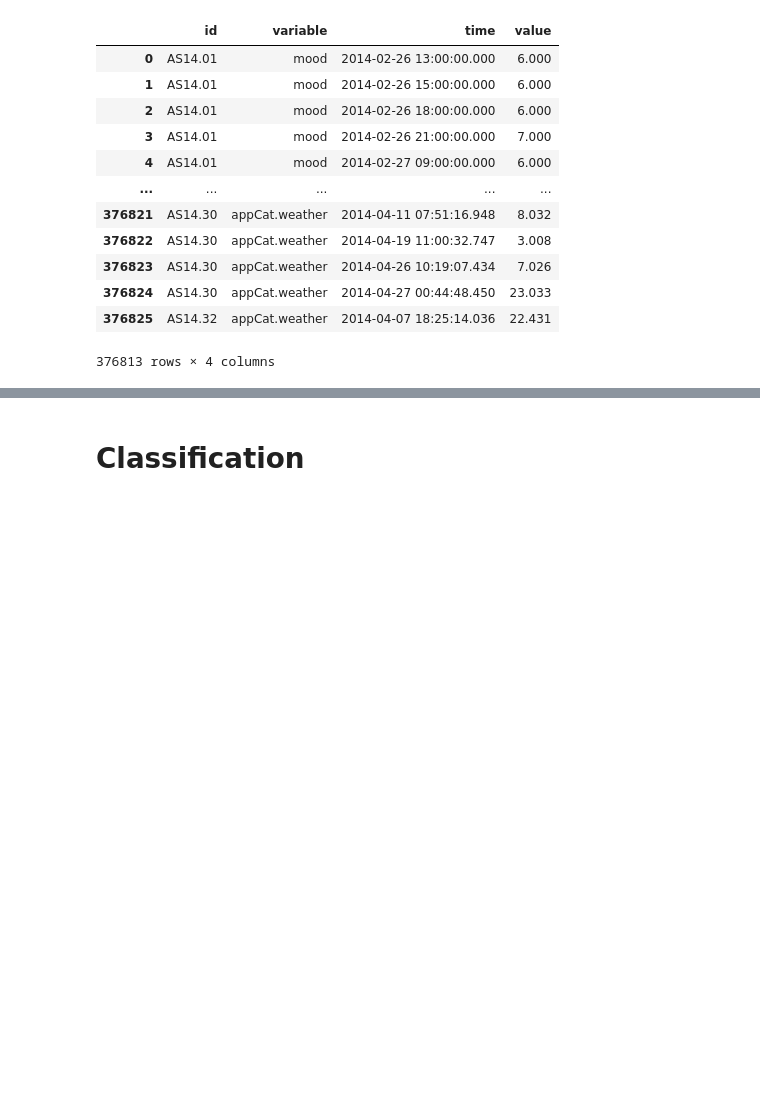
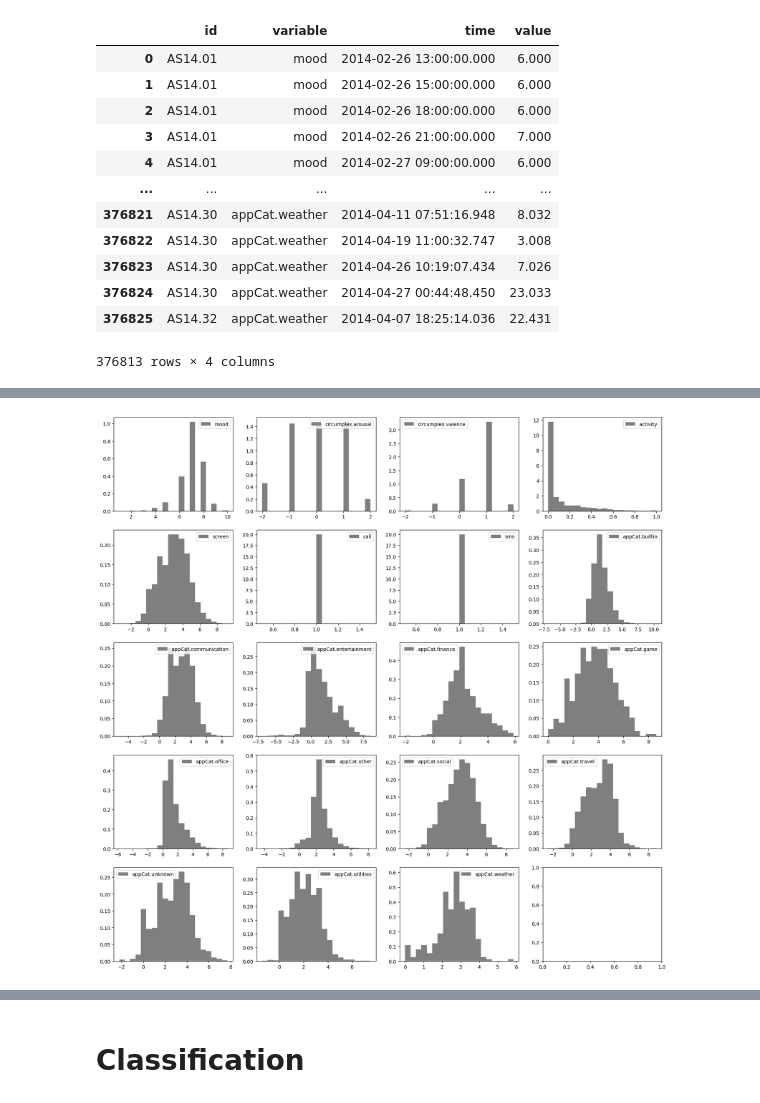
Before and after one commit to arturoam00/mood_prediction, a Jupyter notebook: main.ipynb, the cells around one changed output, grey strips where cells are left out. Cells and saved outputs as stored; diff of their text form; code cells hidden in the pictures; blank space fills up the shorter version.

```diff
--- a/main.ipynb
+++ b/main.ipynb
@@ -217,0 +197,22 @@ transformed.to_csv("output/data/transformed.csv")
+# %%
+nrows, ncols = 5, 4
+fig, axes = plt.subplots(nrows, ncols, sharex=False, figsize=(20, 20))
+
+for idx, v in enumerate(Variable.variables()):
+    values = get_values(transformed, v)
+
+    ax = axes[idx // ncols, idx % ncols]
+    ax.hist(
+        values,
+		bins=20,
+		color="black",
+		alpha=0.5,
+		density=True,
+        label=f"{v}"
+    )
+
+    ax.legend()
+
+fig.savefig("output/imgs/hist_transformed.png")
+# %% [output]
+[figure, added]
```
Also changed, not shown: parts of 11 cells of this notebook, 8 other files.
